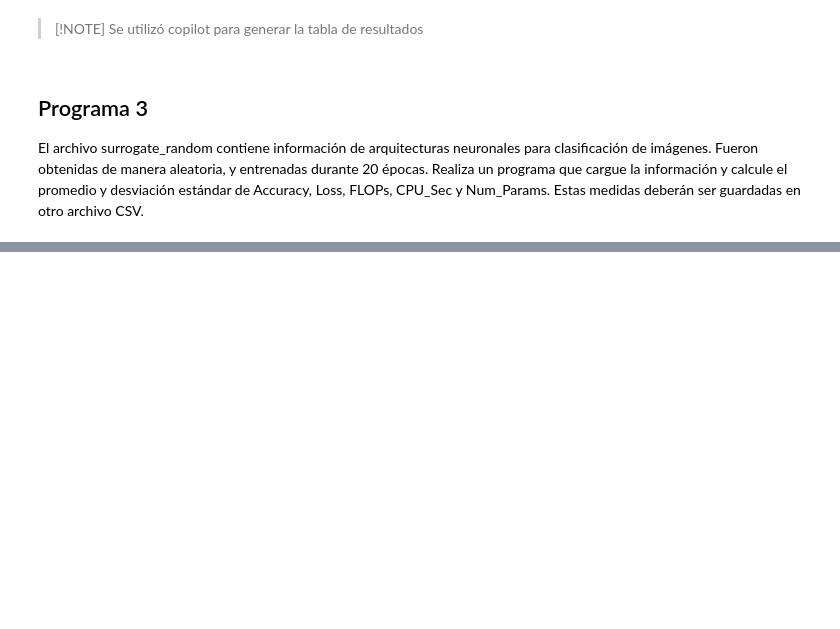
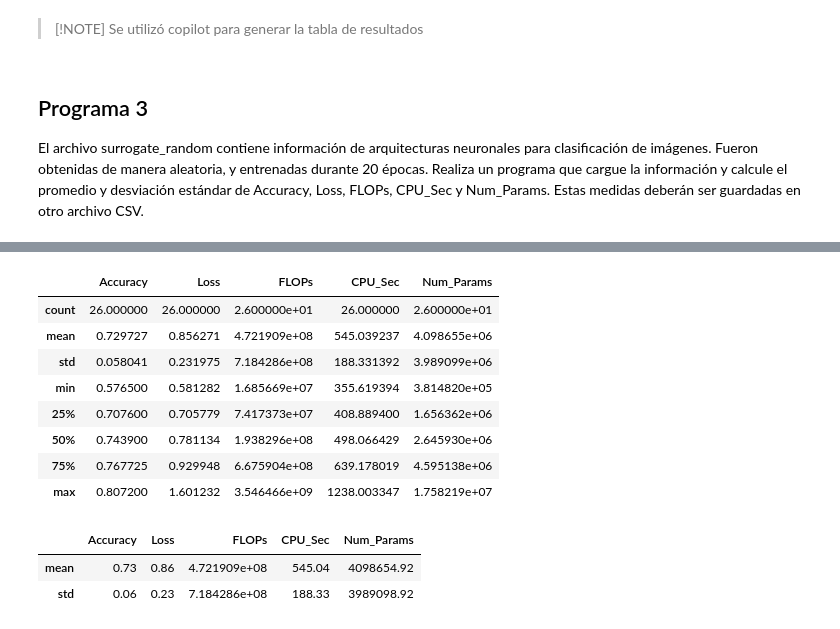
Before and after one commit to July230/TC3002B, a Jupyter notebook: dice.ipynb, the cells around one changed output, grey strips where cells are left out. Cells and saved outputs as stored; diff of their text form; code cells hidden in the pictures; blank space fills up the shorter version.

```diff
--- a/dice.ipynb
+++ b/dice.ipynb
@@ -85,0 +125,23 @@ El archivo surrogate_random contiene información de arquitecturas neuronales pa
+# %%
+# Obtener descripción de las columnas objetivo
+targetColumns = ["Accuracy", "Loss", "FLOPs", "CPU_Sec", "Num_Params"]
+results = surrogate[targetColumns].describe()
+results
+# %% [output]
+|  | Accuracy | Loss | FLOPs | CPU_Sec | Num_Params |
+| count | 26.000000 | 26.000000 | 2.600000e+01 | 26.000000 | 2.600000e+01 |
+| mean | 0.729727 | 0.856271 | 4.721909e+08 | 545.039237 | 4.098655e+06 |
+| std | 0.058041 | 0.231975 | 7.184286e+08 | 188.331392 | 3.989099e+06 |
+| min | 0.576500 | 0.581282 | 1.685669e+07 | 355.619394 | 3.814820e+05 |
+| 25% | 0.707600 | 0.705779 | 7.417373e+07 | 408.889400 | 1.656362e+06 |
+| 50% | 0.743900 | 0.781134 | 1.938296e+08 | 498.066429 | 2.645930e+06 |
+| 75% | 0.767725 | 0.929948 | 6.675904e+08 | 639.178019 | 4.595138e+06 |
+| max | 0.807200 | 1.601232 | 3.546466e+09 | 1238.003347 | 1.758219e+07 |
+# %%
+# Recuperar media y desviación estándar
+final = results.loc[["mean", "std"]].round(2)
+final
+# %% [output]
+|  | Accuracy | Loss | FLOPs | CPU_Sec | Num_Params |
+| mean | 0.73 | 0.86 | 4.721909e+08 | 545.04 | 4098654.92 |
+| std | 0.06 | 0.23 | 7.184286e+08 | 188.33 | 3989098.92 |
```
Also changed, not shown: parts of 4 cells of this notebook, 1 other file.
